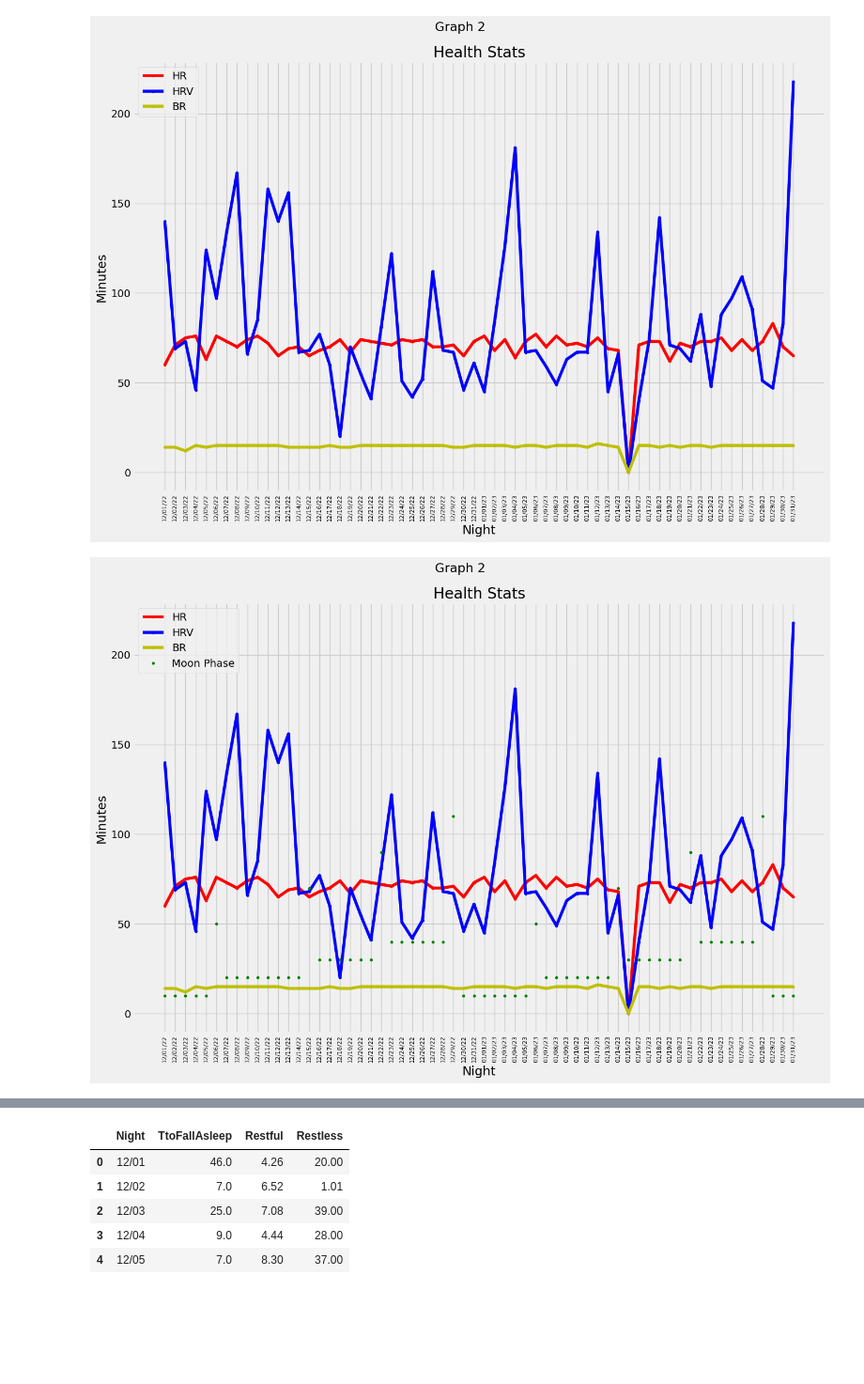
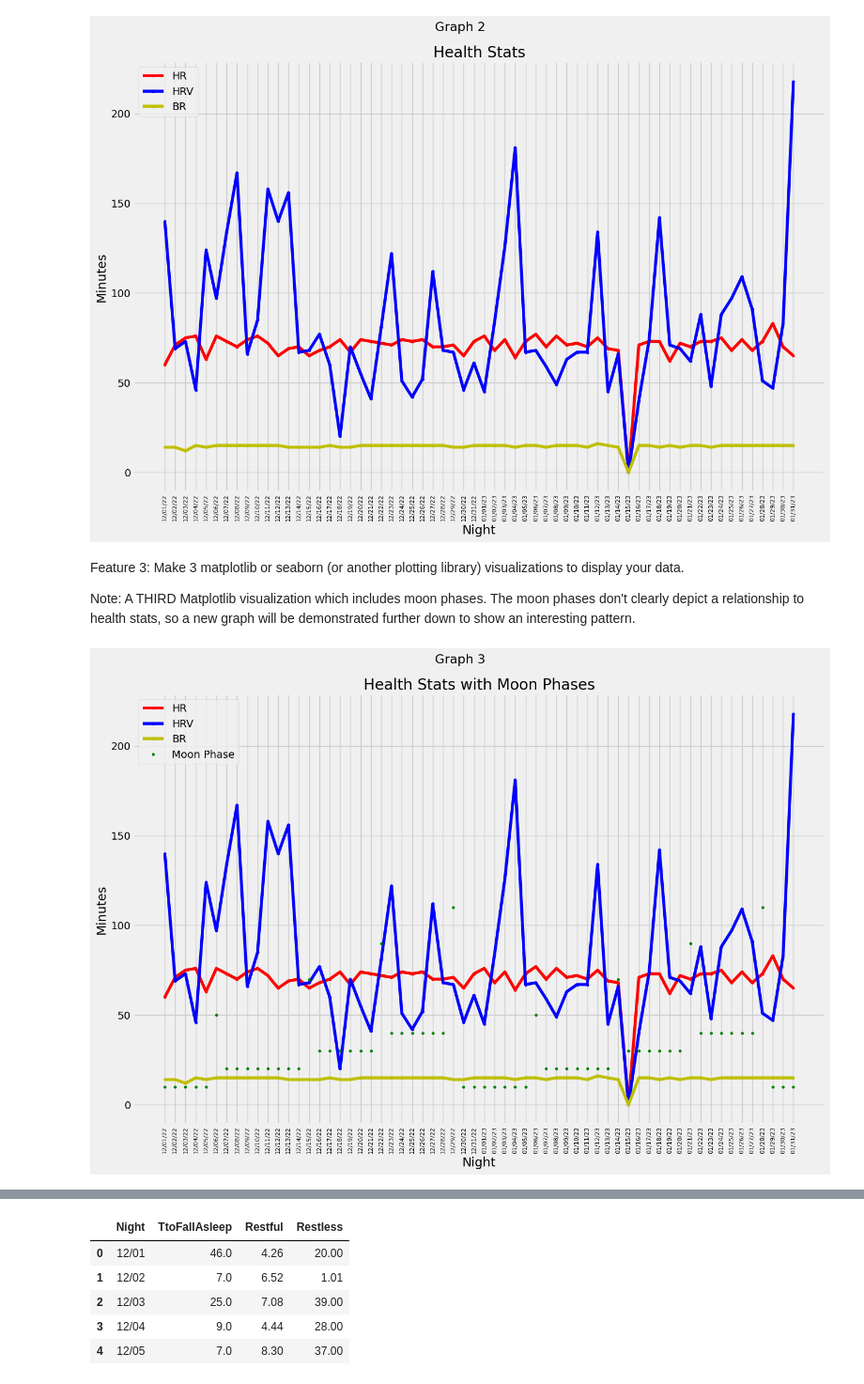
Before and after one commit to ACollins00/SmartMattressMoonPhases, a Jupyter notebook: DataAnalysis2Project.ipynb, the cells around one changed output, grey strips where cells are left out. Shown at 94% size. Cells and saved outputs as stored; diff of their text form; code cells hidden in the pictures; blank space fills up the shorter version.

```diff
--- a/DataAnalysis2Project.ipynb
+++ b/DataAnalysis2Project.ipynb
@@ -94,32 +107,36 @@ Contents in csv file:        Night  HR  HRV  BR  Moon
 
 [62 rows x 5 columns]
 [figure]
+# %% [markdown]
+Feature 3: Make 3 matplotlib or seaborn (or another plotting library) visualizations to display your data.
+
+Note: A THIRD Matplotlib visualization which includes moon phases. The moon phases don't clearly depict a relationship to health stats, so a new graph will be demonstrated further down to show an interesting pattern.
 # %%
 import datetime
 import matplotlib.pyplot as plt
 from matplotlib.dates import drange
 import numpy as np
 
 df = pd.read_csv("HealthStats - Sheet1 (1).csv")
 
 plt.figure(figsize=(14,10))
 
 plt.plot(df.Night, df.HR, 'r.-', label="Heart Rate")
 plt.plot(df.Night, df.HRV, 'b.-', label="HRV")
 plt.plot(df.Night, df.BR, 'y.-', label="Breath Rate")
 plt.plot(df.Night, df.Moon, 'g.', label="Moon Phase")
 plt.legend(['HR', 'HRV', 'BR', 'Moon Phase'])
-plt.title("Health Stats")
-plt.suptitle("Graph 2")
+plt.title("Health Stats with Moon Phases")
+plt.suptitle("Graph 3")
 plt.xlabel("Night")
 plt.ylabel("Minutes")
 
 plt.xticks(rotation='vertical')
 
 plt.tick_params(axis='x', which='major', labelsize=8)
 
 plt.tight_layout()
 
 plt.show()
 # %% [output]
-[figure, old version]
+[figure, new version]
```
Also changed, not shown: parts of 5 cells of this notebook.
